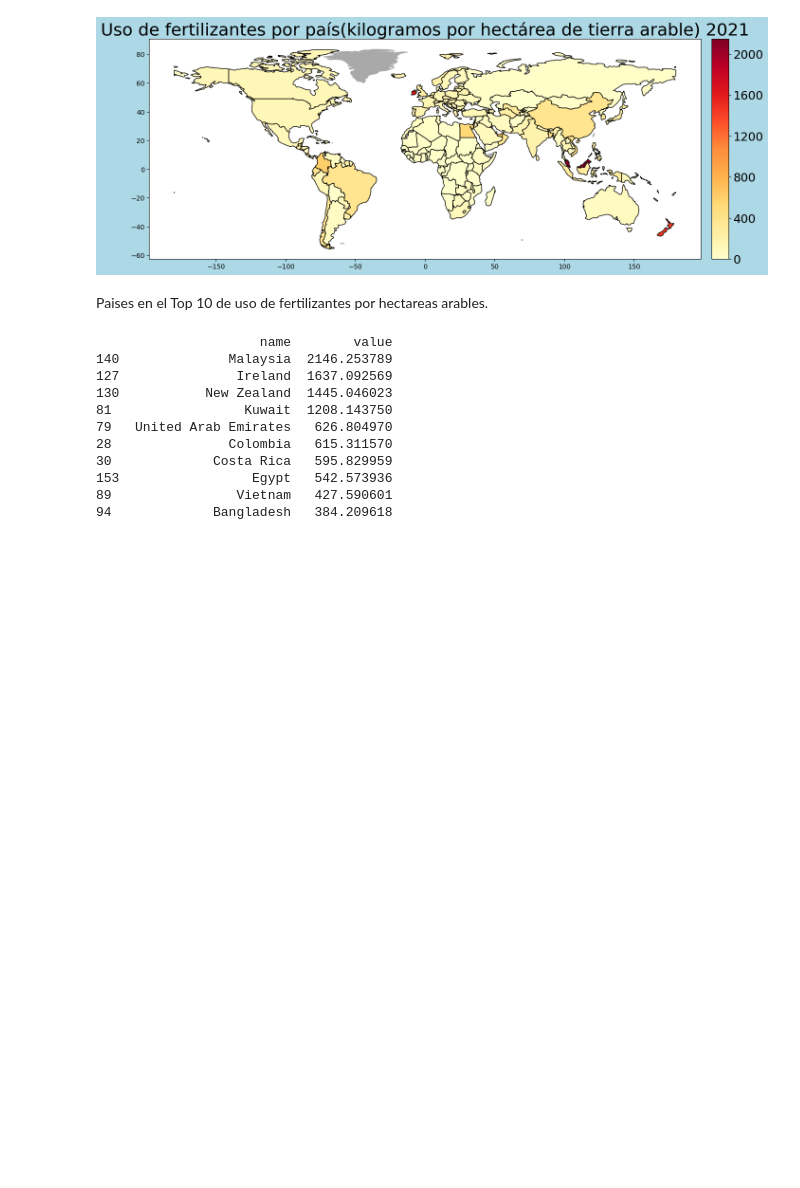
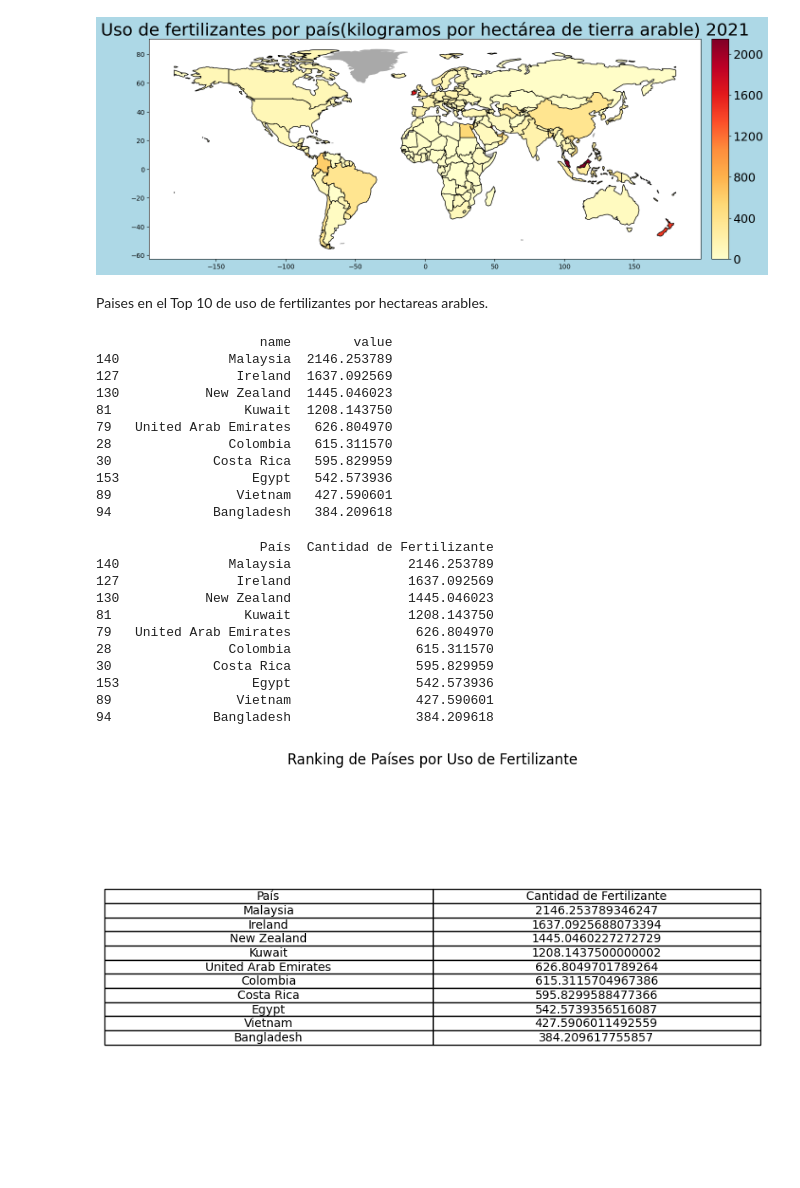
Before and after one commit to selheidi/Uso-Mundial-de-Fertilizantes, a Jupyter notebook: Consumo_Fertilizantes_geopandas.ipynb, the cells around one changed output. Drawn from its saved outputs; the diff is of its cells as text; code cells hidden in the pictures; blank space fills up the shorter version.

```diff
--- a/Consumo_Fertilizantes_geopandas.ipynb
+++ b/Consumo_Fertilizantes_geopandas.ipynb
@@ -283,3 +283,33 @@ print(top_10_countries)
 153                 Egypt   542.573936
 89                Vietnam   427.590601
 94             Bangladesh   384.209618
+# %%
+# Crear una tabla a partir del DataFrame top_10_countries
+tabla = pd.DataFrame({
+    'País': top_10_countries['name'],
+    'Cantidad de Fertilizante': top_10_countries['value']
+})
+
+# Imprimir la tabla
+print(tabla)
+
+# Convertir la tabla en una imagen
+plt.figure(figsize=(10, 6))
+plt.axis('off')
+plt.table(cellText=tabla.values, colLabels=tabla.columns, loc='center', cellLoc='center', colWidths=[0.5, 0.5])
+plt.title('Ranking de Países por Uso de Fertilizante')
+plt.savefig('tabla_fertilizante.png')
+plt.show()
+# %% [output]
+                     País  Cantidad de Fertilizante
+140              Malaysia               2146.253789
+127               Ireland               1637.092569
+130           New Zealand               1445.046023
+81                 Kuwait               1208.143750
+79   United Arab Emirates                626.804970
+28               Colombia                615.311570
+30             Costa Rica                595.829959
+153                 Egypt                542.573936
+89                Vietnam                427.590601
+94             Bangladesh                384.209618
+[figure, added]
```
Also changed, not shown: 1 other file.
